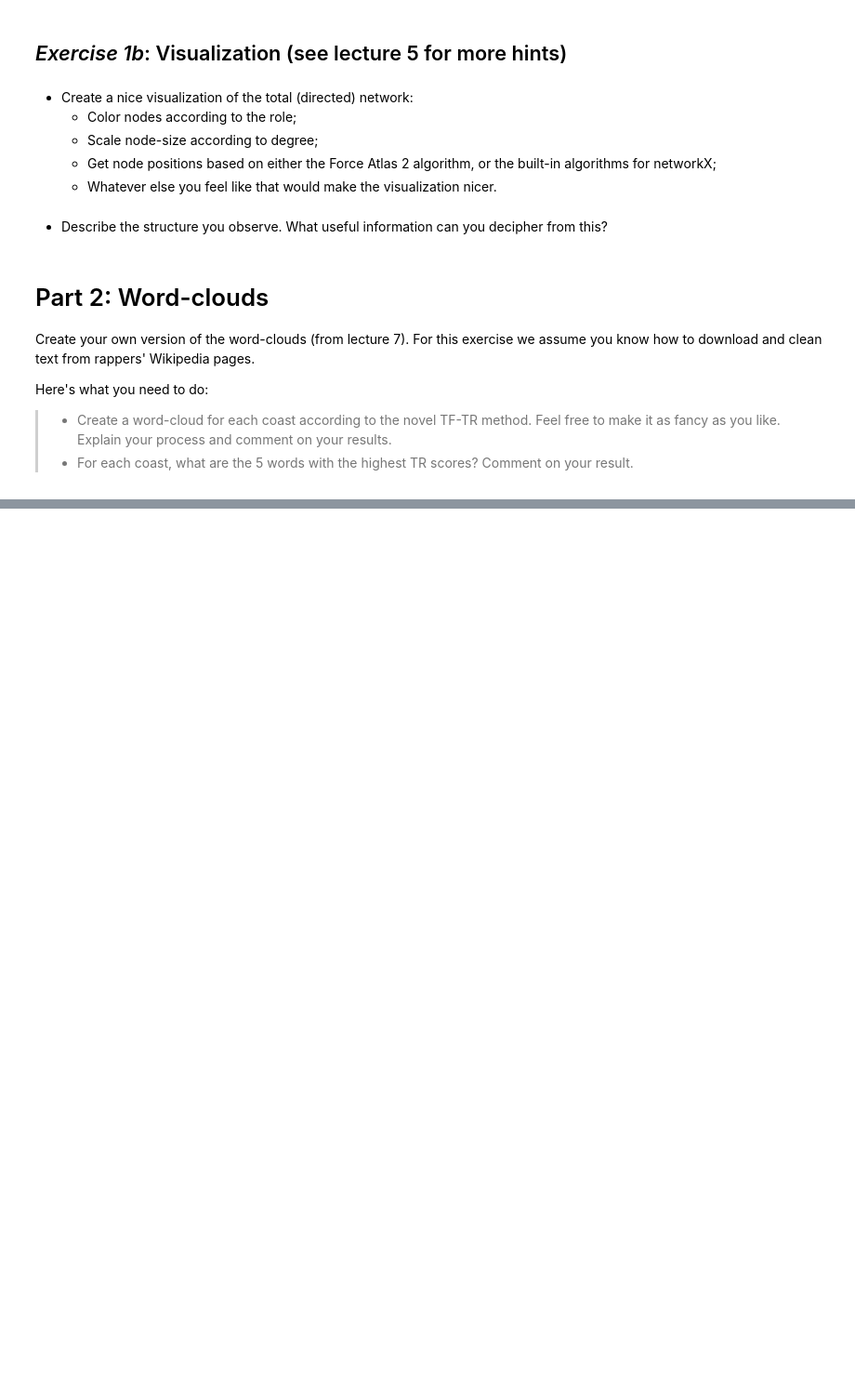
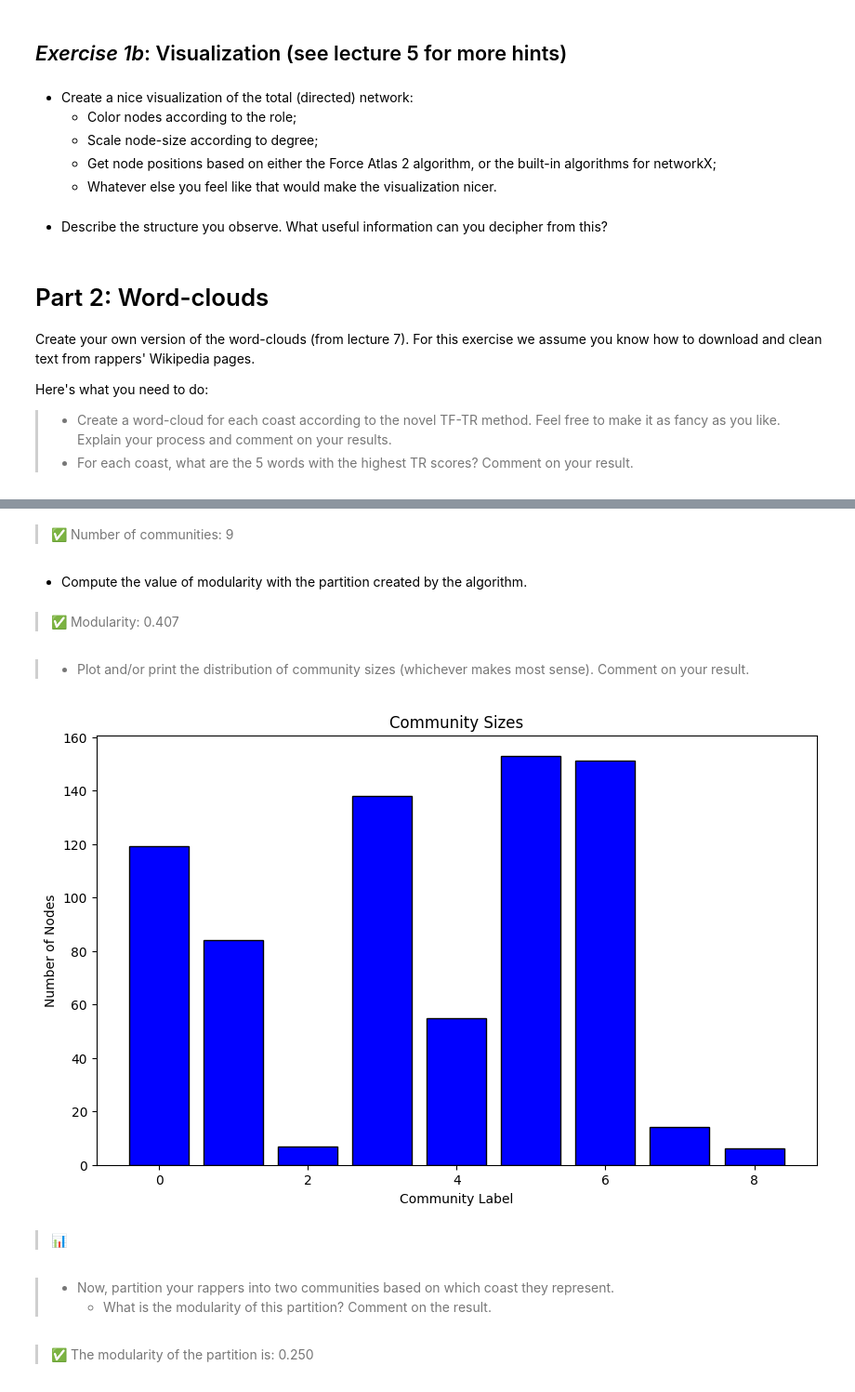
Before and after one commit to jereml99/socialgraphs2023, a Jupyter notebook: assignments/Assignment2.ipynb, the cells around one changed output, grey strips where cells are left out. Shown at 93% size. Cells and saved outputs as stored; diff of their text form; code cells hidden in the pictures; blank space fills up the shorter version.

```diff
--- a/assignments/Assignment2.ipynb
+++ b/assignments/Assignment2.ipynb
@@ -152,0 +151,5 @@ Here's what you need to do:
+# %%
+import community as community_louvain
+
+rap_graph = UNDIRECTED_GRAPH
+partition = community_louvain.best_partition(rap_graph)
@@ -152,0 +163,56 @@ Here's what you need to do:
+# %%
+printmd(f"> ✅ Number of communities: {max(partition.values()) + 1}")
+# %% [output]
+> ✅ Number of communities: 9
+# %% [markdown]
+   * Compute the value of modularity with the partition created by the algorithm.
+# %%
+modularity_value = community_louvain.modularity(partition, rap_graph)
+
+printmd(f"> ✅ Modularity: {modularity_value:.3f}")
+# %% [output]
+> ✅ Modularity: 0.407
+# %% [markdown]
+>   * Plot and/or print the distribution of community sizes (whichever makes most sense). Comment on your result.
+# %%
+import matplotlib.pyplot as plt
+from collections import Counter
+### TODO PROBABLY BETTER TO HAVE THIS ON TOP OF THE DOC
+def create_histogram(data, title, xlabel, ylabel, color='blue', figuresize= (10, 6)):
+    counter = Counter(data)
+    labels = list(counter.keys())
+    values = list(counter.values())
+
+    plt.figure(figsize=figuresize)
+    plt.bar(labels, values, color=color, edgecolor='black')
+    plt.title(title)
+    plt.xlabel(xlabel)
+    plt.ylabel(ylabel)
+    plt.show()
+# %%
+community_labels = list(partition.values())
+
+create_histogram(community_labels, 'Community Sizes', 'Community Label', 'Number of Nodes')
+# %% [output]
+[figure, added]
+# %% [markdown]
+> 📊
+# %% [markdown]
+> * Now, partition your rappers into two communities based on which coast they represent.
+>   * What is the modularity of this partition? Comment on the result.
+# %%
+def calculate_modularity(graph: nx.Graph):
+    L = graph.number_of_edges()
+    communities = ["west", "east"]
+
+    communities_nodes =[]
+    for community in communities:
+        communities_nodes.append([n for n, attr in graph.nodes(data=True) if attr['coast'] == community])
+
+    return nx.community.modularity(graph, communities_nodes)
+
+
+modularity = calculate_modularity(rap_graph)
+printmd(f"> ✅ The modularity of the partition is: {modularity:.3f}")
+# %% [output]
+> ✅ The modularity of the partition is: 0.250
```
Also changed, not shown: parts of 18 cells of this notebook.
